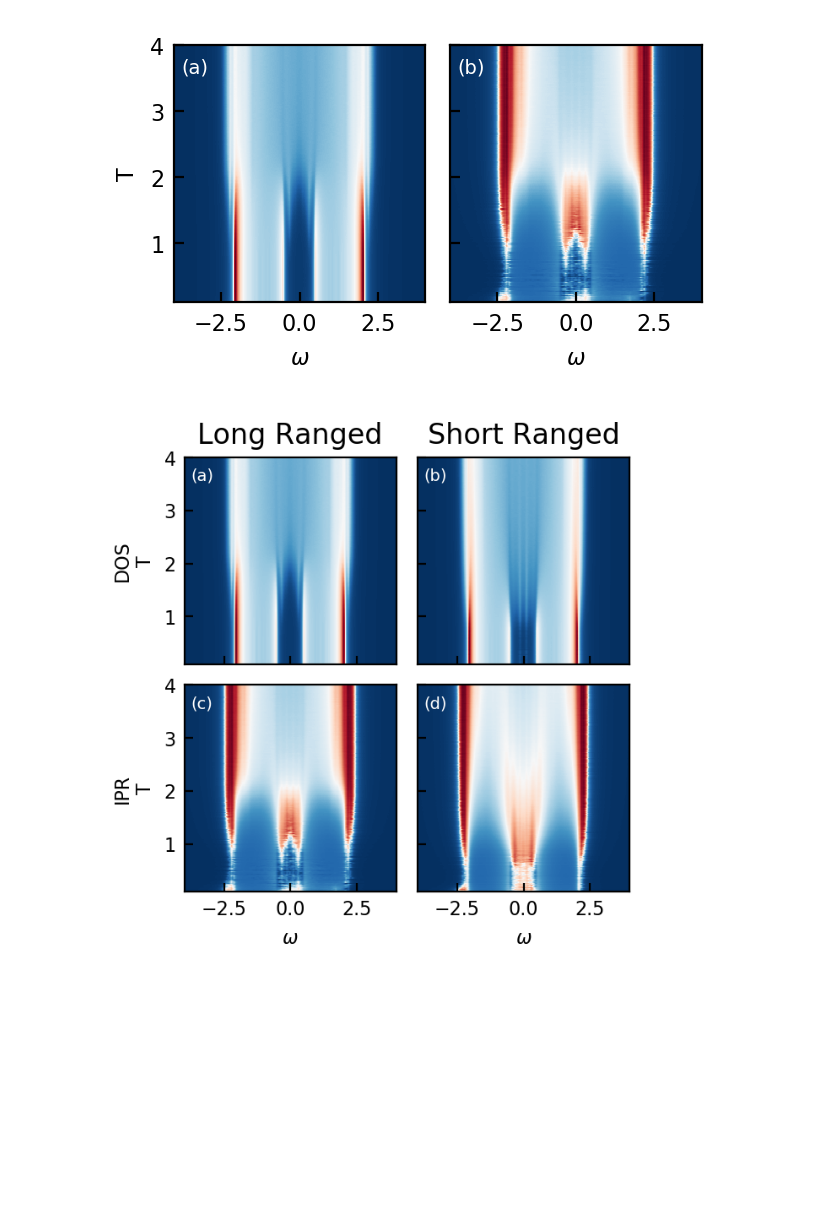
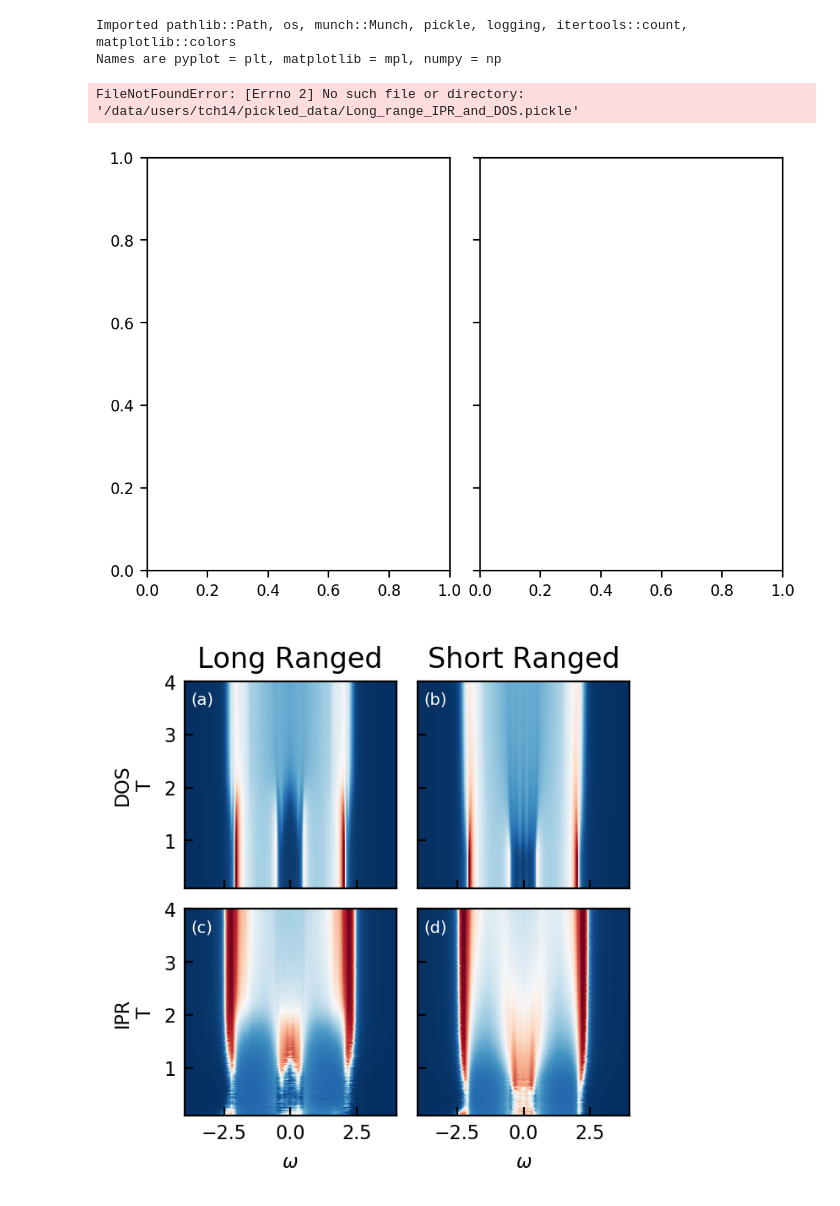
Before and after one commit to TomHodson/FKMC, a Jupyter notebook: notebooks/munich/Figures/ShortPaper_Figures.ipynb, the cells around one changed output. Cells and saved outputs as stored; diff of their text form; code cells hidden in the pictures; blank space fills up the shorter version.

```diff
--- a/notebooks/munich/Figures/ShortPaper_Figures.ipynb
+++ b/notebooks/munich/Figures/ShortPaper_Figures.ipynb
@@ -1,18 +1,10 @@
 # %%
-from pathlib import Path
-import numpy as np
-import os
-from matplotlib import pyplot as plt
-import matplotlib as mpl
+%load_ext autoreload
+%autoreload 2
+%run ~/FKMC/notebooks/notebook_preamble.py
+%matplotlib inline
+np.seterr(under = 'ignore')
 from time import time
-from munch import Munch
-import pickle
-
-%matplotlib inline
-
-import logging
-mpl_logger = logging.getLogger('matplotlib')
-mpl_logger.setLevel(logging.WARNING)
 
 columnwidth = 246/72.27
 
@@ -23,6 +15,15 @@ plt.rc('xtick', labelsize=8)
 plt.rc('ytick', labelsize=8)
 plt.rc('axes', labelsize=8)
 plt.rc('figure', autolayout=False)
+
+#data_location = Path('/data/users/tch14/pickled_data')
+#figure_location = Path('/home/tch14/workspace/fake_home/Dropbox/Apps/Overleaf/Short Paper/figs')
+
+data_location = Path('~/HPC_data/pickled_data').expanduser()
+figure_location = Path('~/dropbox/Apps/Overleaf/Short Paper/figs/').expanduser()
+# %% [output]
+Imported pathlib::Path, os, munch::Munch, pickle, logging, itertools::count, matplotlib::colors
+Names are pyplot = plt, matplotlib = mpl, numpy = np
 # %%
 from FKMC.general import smooth
 
@@ -31,36 +32,37 @@ height =  columnwidth / 2
 dpi = 150
 
 f, axes = plt.subplots(1,2, sharey = 'all', gridspec_kw = dict(wspace = 0.1))
 
-with open('/data/users/tch14/pickled_data/Long_range_IPR_and_DOS.pickle', 'rb') as file: LR_data = pickle.load(file)
+with open(data_location / 'Long_range_IPR_and_DOS.pickle', 'rb') as file: LR_data = pickle.load(file)
 
 #plot the E-T DOS Diagram
 
 ax = axes[0]
 #norm = mpl.colors.Normalize(vmin=0, vmax=1)
 I = smooth(LR_data.I, scale = 0.7, axis = -1)
 E = smooth(LR_data.E_hist, scale = 0.7, axis = -1)
 
 pcol = ax.pcolormesh(LR_data.E_bins, LR_data.Ts, E, cmap="RdBu_r", linewidth=0, rasterized = True)
 ax.set(ylabel = 'T', xlabel = '$\omega$', ylim = (0.1,4), xlim = (-4, 4))
 
 
 #plot the E-T IPR diagram Diagram
 ax = axes[1]
 pcol = ax.pcolormesh(LR_data.E_bins, LR_data.Ts, I, cmap="RdBu_r", linewidth=0, rasterized = True)
 ax.set(xlabel = '$\omega$', xlim = (-4, 4))
 
 for a in axes: a.tick_params(direction = "in")
 
 for label, ax in zip(["(a)","(b)","(c)"], axes):
     ax.text(0.03, 0.95, label, transform=ax.transAxes,
             fontsize=7, fontweight='normal', va='top', color = 'white')
 
 #f.subplots_adjust(bottom=0.2)
 f.set_size_inches(width,height)
-f.savefig('/home/tch14/workspace/fake_home/Dropbox/Apps/Overleaf/Short Paper/figs/band_opening.eps', bbox_inches='tight')
+f.savefig(figure_location / 'band_opening.eps', bbox_inches='tight')
 # %% [output]
+FileNotFoundError: [Errno 2] No such file or directory: '/data/users/tch14/pickled_data/Long_range_IPR_and_DOS.pickle'
-[figure, old version]
+[figure, new version]
 # %%
 from FKMC.general import smooth
 
```
Also changed, not shown: 5 other files.
